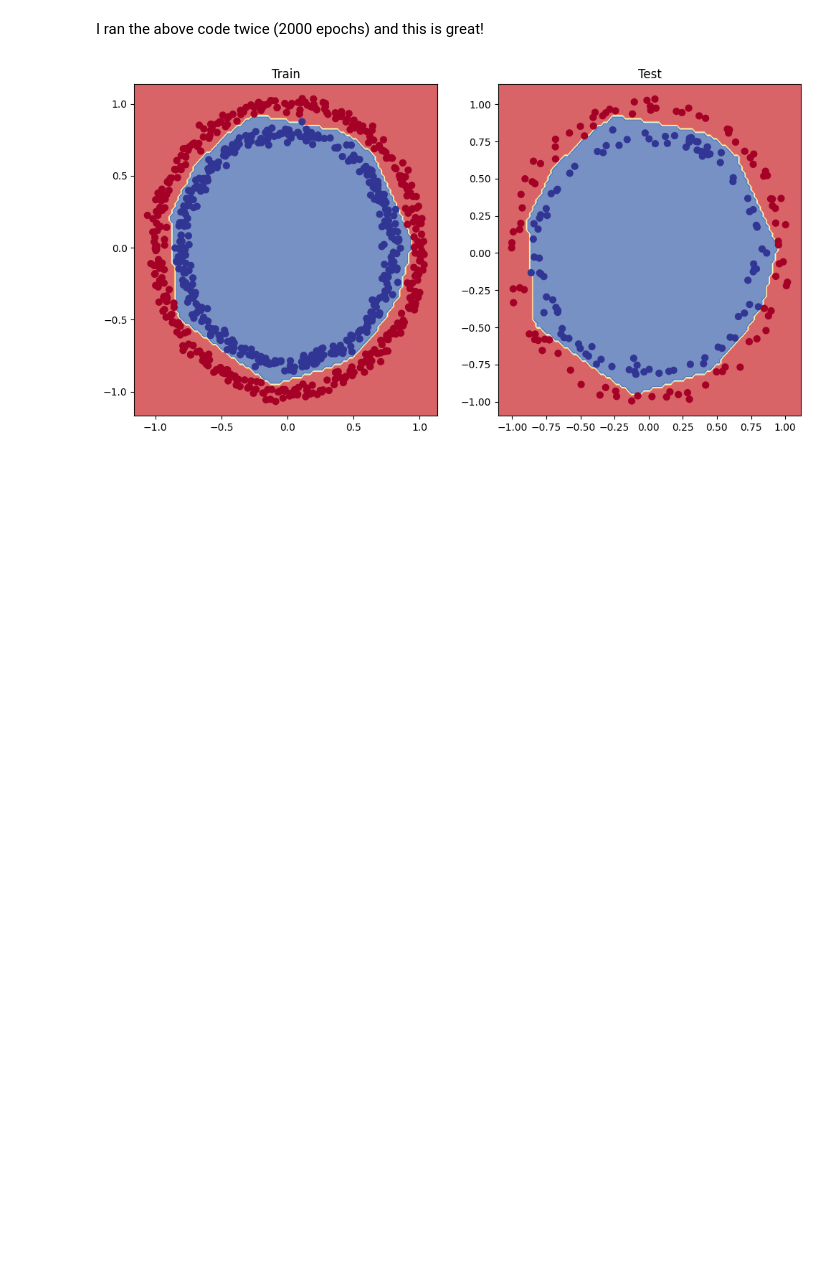
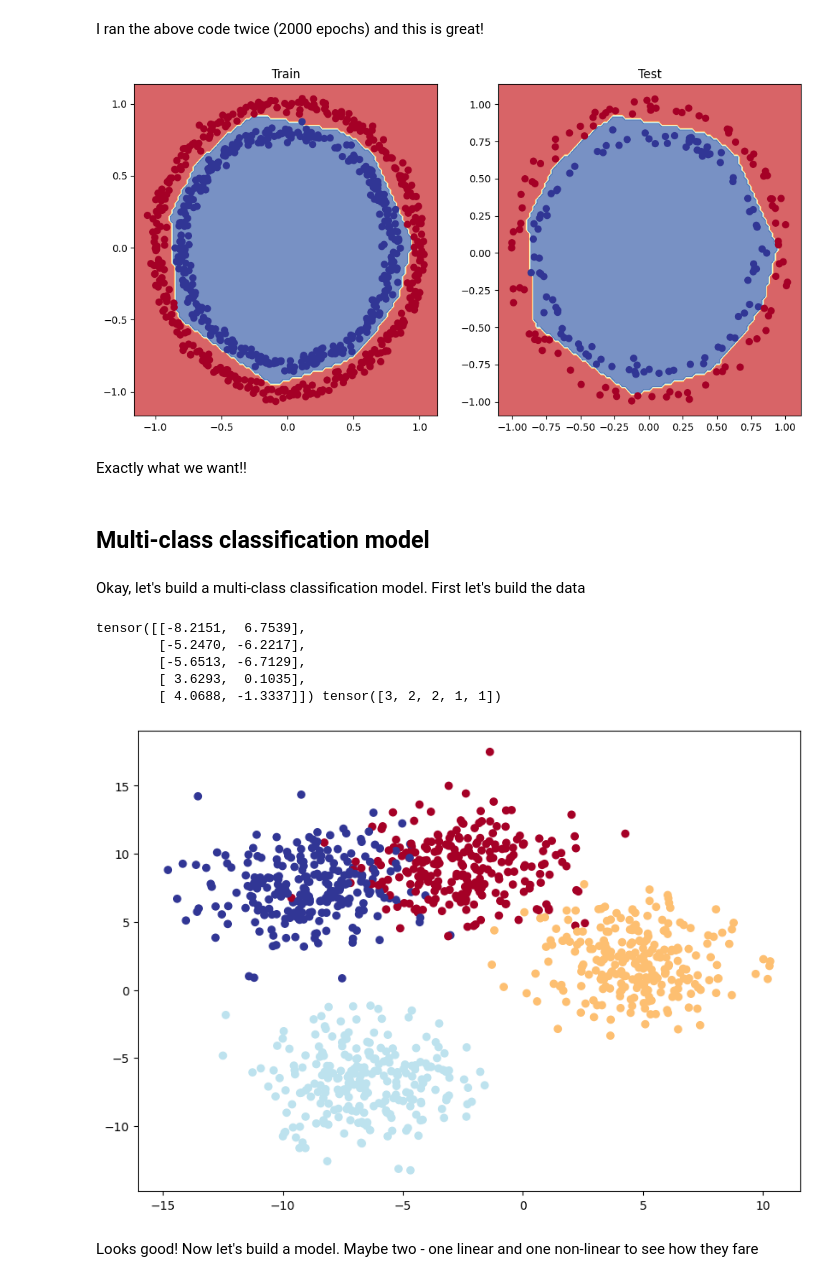
Before and after one commit to Maniacravi/pytorch-deep-learning, a Jupyter notebook: 02_pytorch_classification_mani.ipynb, the cells around one changed output. Saved outputs shown, nothing was run; the diff lists cells and outputs as text; code cells hidden in the pictures; blank space fills up the shorter version.

```diff
--- a/02_pytorch_classification_mani.ipynb
+++ b/02_pytorch_classification_mani.ipynb
@@ -974,3 +974,54 @@ plot_decision_boundary(model_2, X_test, y_test)
 plt.show()
 # %% [output]
 [figure]
+# %% [markdown]
+Exactly what we want!!
+# %% [markdown]
+## Multi-class classification model
+# %% [markdown]
+Okay, let's build a multi-class classification model. First let's build the data
+# %%
+# Import dependencies
+import torch
+import matplotlib.pyplot as plt
+from sklearn.datasets import make_blobs
+from sklearn.model_selection import train_test_split
+
+# Set the hyperparameters for data creation
+NUM_CLASSES = 4
+NUM_FEATURES = 2
+RANDOM_SEED = 42
+
+# 1. Create multi-class data
+X_blob, y_blob = make_blobs(n_samples=1000,
+    n_features=NUM_FEATURES, # X features
+    centers=NUM_CLASSES, # y labels
+    cluster_std=2.2, # give the clusters a little shake up (try changing this to 1.0, the default)
+    random_state=RANDOM_SEED
+)
+
+# 2. Turn data into tensors
+X_blob = torch.from_numpy(X_blob).type(torch.float)
+y_blob = torch.from_numpy(y_blob).type(torch.LongTensor)
+print(X_blob[:5], y_blob[:5])
+
+# 3. Split into train and test sets
+X_blob_train, X_blob_test, y_blob_train, y_blob_test = train_test_split(X_blob,
+    y_blob,
+    test_size=0.2,
+    random_state=RANDOM_SEED
+)
+
+# 4. Plot data
+plt.figure(figsize=(10, 7))
+plt.scatter(X_blob[:, 0], X_blob[:, 1], c=y_blob, cmap=plt.cm.RdYlBu)
+plt.show()
+# %% [output]
+tensor([[-8.2151,  6.7539],
+        [-5.2470, -6.2217],
+        [-5.6513, -6.7129],
+        [ 3.6293,  0.1035],
+        [ 4.0688, -1.3337]]) tensor([3, 2, 2, 1, 1])
+[figure, added]
+# %% [markdown]
+Looks good! Now let's build a model. Maybe two - one linear and one non-linear to see how they fare
```
Also changed, not shown: parts of 12 cells of this notebook.
